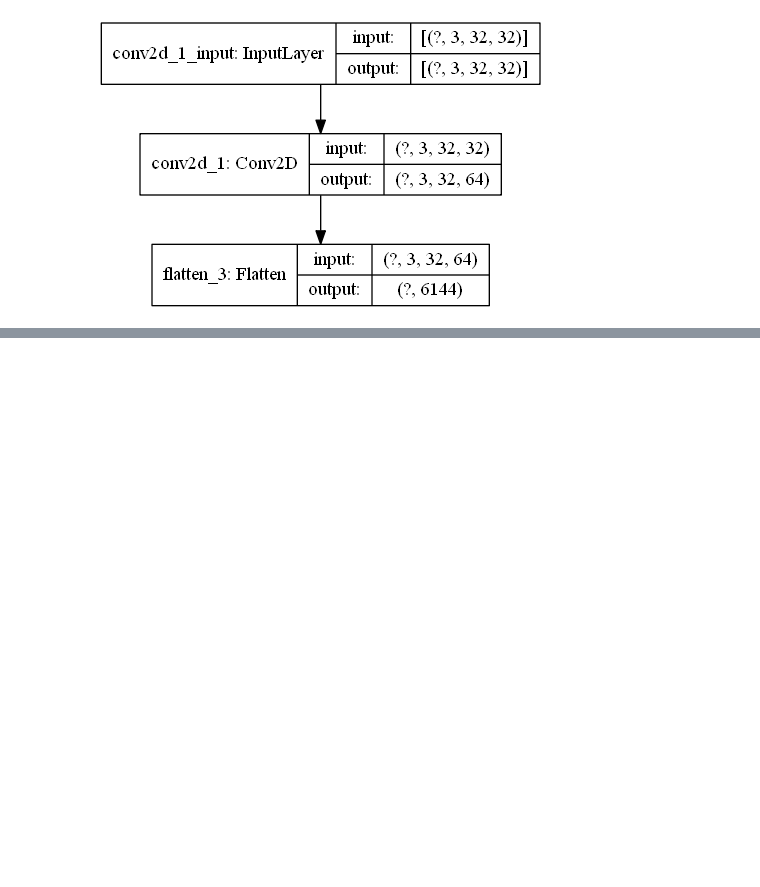
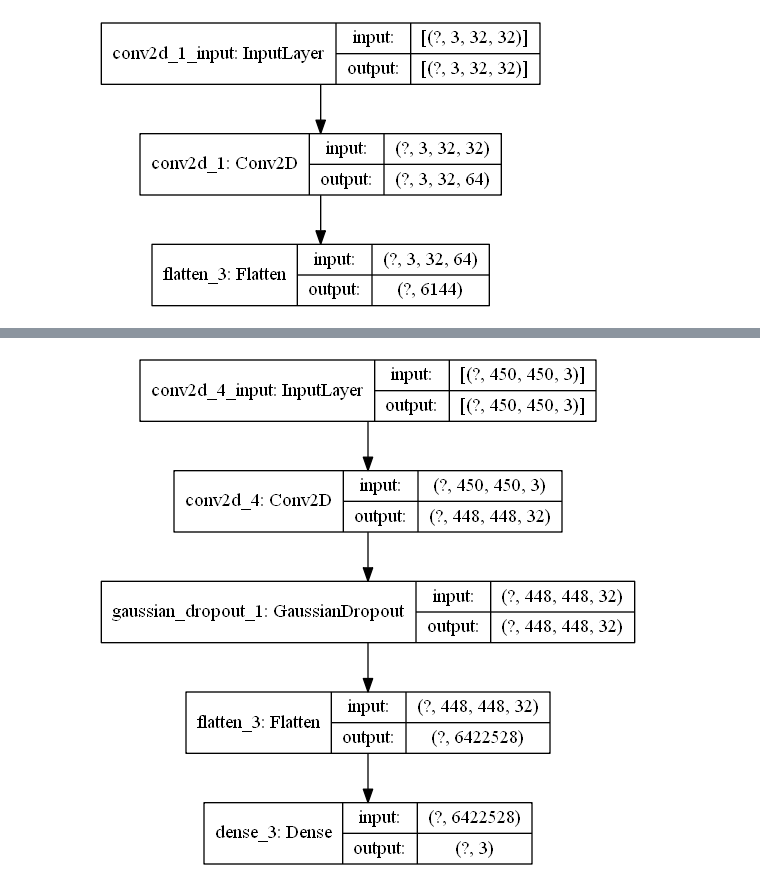
Before and after one commit to raroepke/Jevarah-Vision, a Jupyter notebook: TensorflowExamples/KerasLayersNotes.ipynb, the cells around one changed output, grey strips where cells are left out. Cells and saved outputs as stored; diff of their text form; code cells hidden in the pictures; blank space fills up the shorter version.

```diff
--- a/TensorflowExamples/KerasLayersNotes.ipynb
+++ b/TensorflowExamples/KerasLayersNotes.ipynb
@@ -74,0 +96,11 @@ plot_model(model, show_shapes='True', show_layer_names='True', expand_nested='Tr
+# %%
+cnn_model = keras.Sequential([
+    keras.layers.Conv2D(32,(3,3), activation='relu',input_shape=(450,450,3)),
+    keras.layers.GaussianDropout(1),
+    keras.layers.Flatten(),
+    keras.layers.Dense(3,activation='softmax')
+])
+
+plot_model(cnn_model, show_shapes='True', show_layer_names='True', expand_nested='True')
+# %% [output]
+[figure, added]
```
Also changed, not shown: parts of 1 cell of this notebook, 2 other files.
